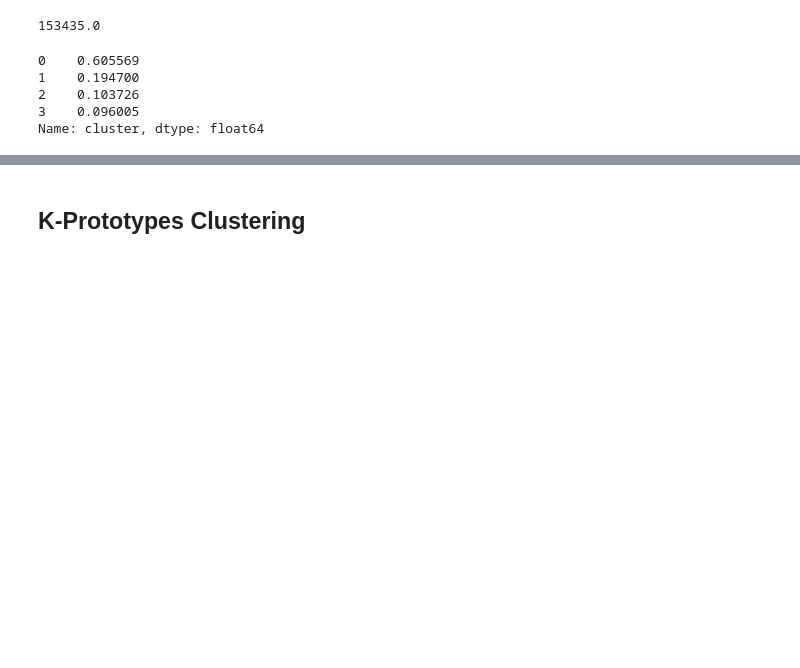
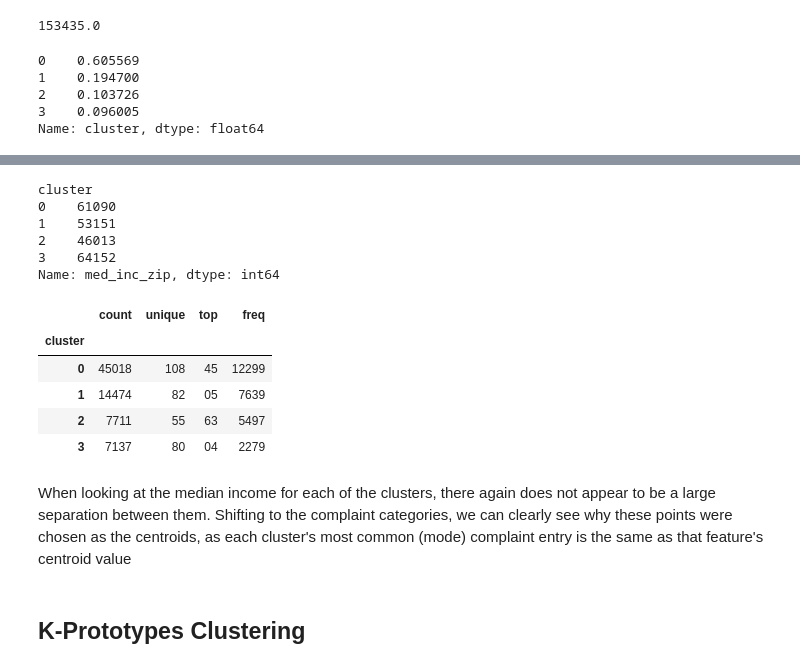
Before and after one commit to Shaddyjr/dob_complaints, a Jupyter notebook: jeremy/clustering.ipynb, the cells around one changed output, grey strips where cells are left out. Saved outputs shown, nothing was run; the diff lists cells and outputs as text; code cells hidden in the pictures; blank space fills up the shorter version.

```diff
--- a/jeremy/clustering.ipynb
+++ b/jeremy/clustering.ipynb
@@ -172,3 +204,23 @@ Name: cluster, dtype: float64
+# %%
+db.groupby("cluster")["med_inc_zip"].median()
+# %% [output]
+cluster
+0    61090
+1    53151
+2    46013
+3    64152
+Name: med_inc_zip, dtype: int64
+# %%
+db.groupby("cluster")["complaint_category"].describe()
+# %% [output]
+|  | count | unique | top | freq |
+| cluster |  |  |  |  |
+| 0 | 45018 | 108 | 45 | 12299 |
+| 1 | 14474 | 82 | 05 | 7639 |
+| 2 | 7711 | 55 | 63 | 5497 |
+| 3 | 7137 | 80 | 04 | 2279 |
+# %% [markdown]
+When looking at the median income for each of the clusters, there again does not appear to be a large separation between them. Shifting to the complaint categories, we can clearly see why these points were chosen as the centroids, as each cluster's most common (mode) complaint entry is the same as that feature's centroid value
 # %% [markdown]
 ## K-Prototypes Clustering
 # %%
```
Also changed, not shown: parts of 20 cells of this notebook.
